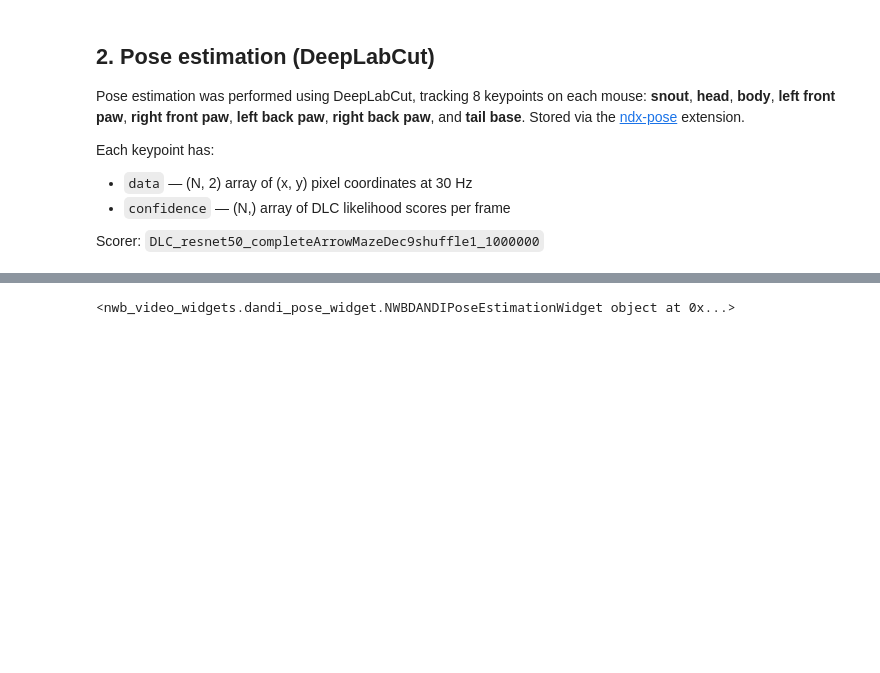
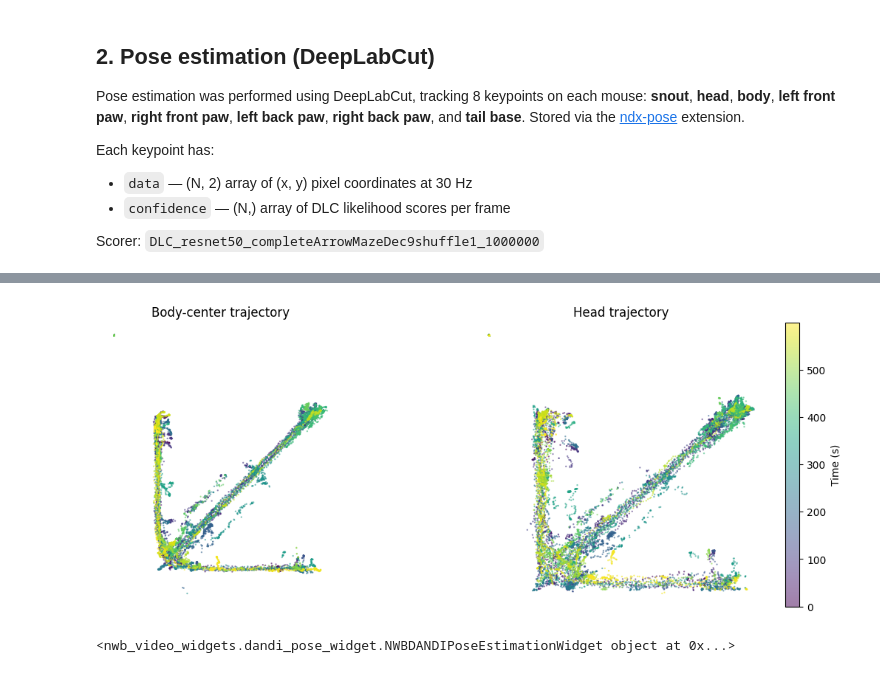
Before and after one commit to catalystneuro/meletis-lab-to-nwb, a Jupyter notebook: src/meletis_lab_to_nwb/tutorials/midway_meeting_dandi_demo.ipynb, the cells around one changed output, grey strips where cells are left out. Cells and saved outputs as stored; diff of their text form; code cells hidden in the pictures; blank space fills up the shorter version.

```diff
--- a/src/meletis_lab_to_nwb/tutorials/midway_meeting_dandi_demo.ipynb
+++ b/src/meletis_lab_to_nwb/tutorials/midway_meeting_dandi_demo.ipynb
@@ -129,30 +140,31 @@ print(f"Source software: {pose.source_software}")
 # %%
 # Plot body-center trajectory colored by time
 body_xy = pose.pose_estimation_series["PoseEstimationSeriesBody"].data[:]
 head_xy = pose.pose_estimation_series["PoseEstimationSeriesHead"].data[:]
 
-body_xy = body.data[:]
 n_frames = len(body_xy)
-fps = body.rate  # 30.0 Hz
+fps = 30.0 # Hz
 time_s = np.arange(n_frames) / fps
 
 fig, axes = plt.subplots(1, 2, figsize=(14, 5))
 
 # Trajectory colored by time
 sc = axes[0].scatter(body_xy[:,0], body_xy[:, 1], c=time_s, s=0.5, cmap="viridis", alpha=0.5)
 axes[0].set_xlabel("x (pixels)")
 axes[0].set_ylabel("y (pixels)")
 axes[0].set_title("Body-center trajectory")
 axes[0].set_aspect("equal")
 plt.colorbar(sc, ax=axes[1], label="Time (s)")
 axes[0].invert_yaxis()
 axes[0].axis("off")
 
 axes[1].scatter(head_xy[:,0], head_xy[:, 1], c=time_s, s=0.5, cmap="viridis", alpha=0.5)
 axes[1].set_title("Head trajectory")
 axes[1].invert_yaxis()
 axes[1].axis("off")
 plt.show()
+# %% [output]
+[figure, added]
 # %%
 from nwb_video_widgets import NWBDANDIPoseEstimationWidget
 
```
Also changed, not shown: parts of 3 cells of this notebook.
